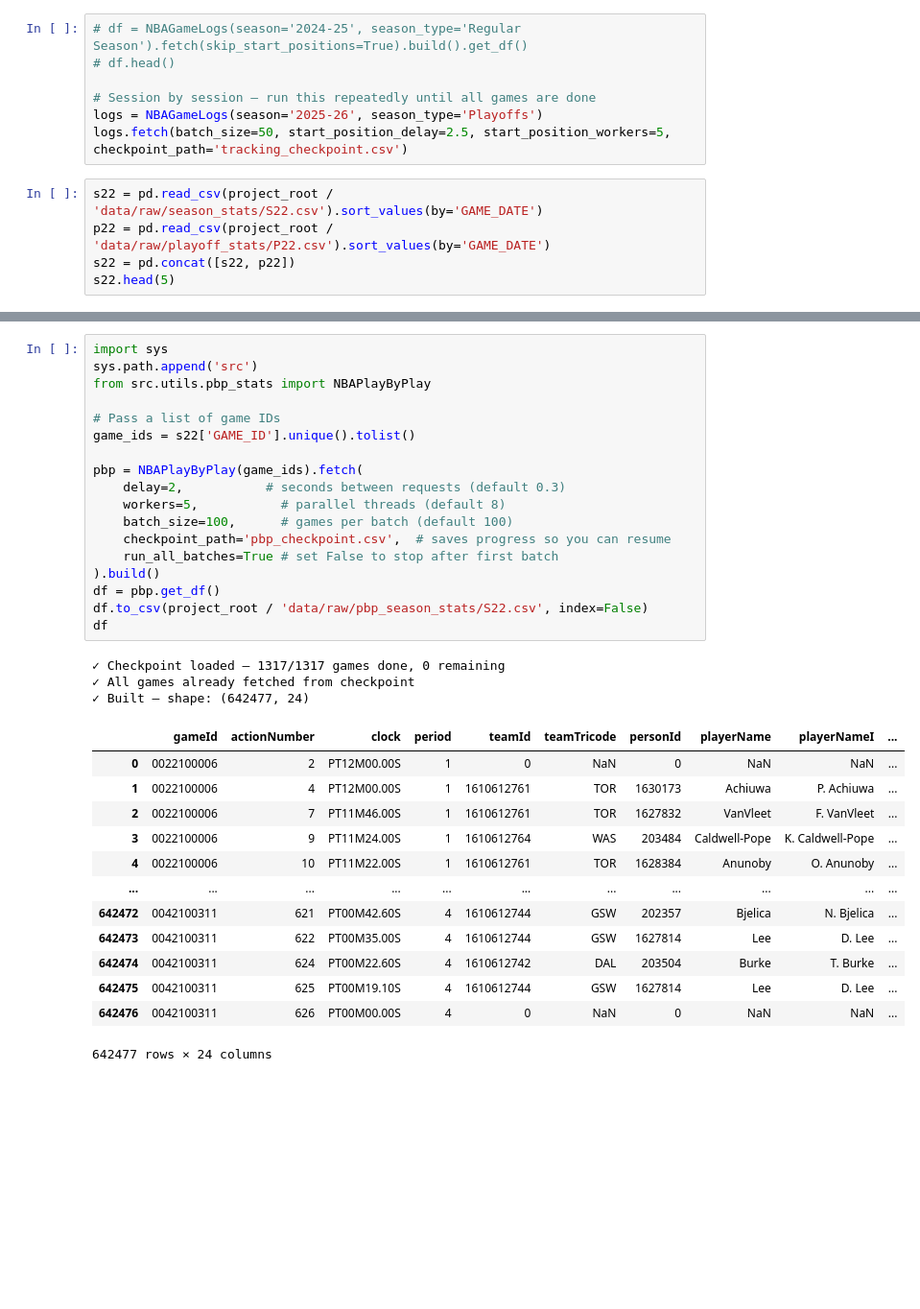
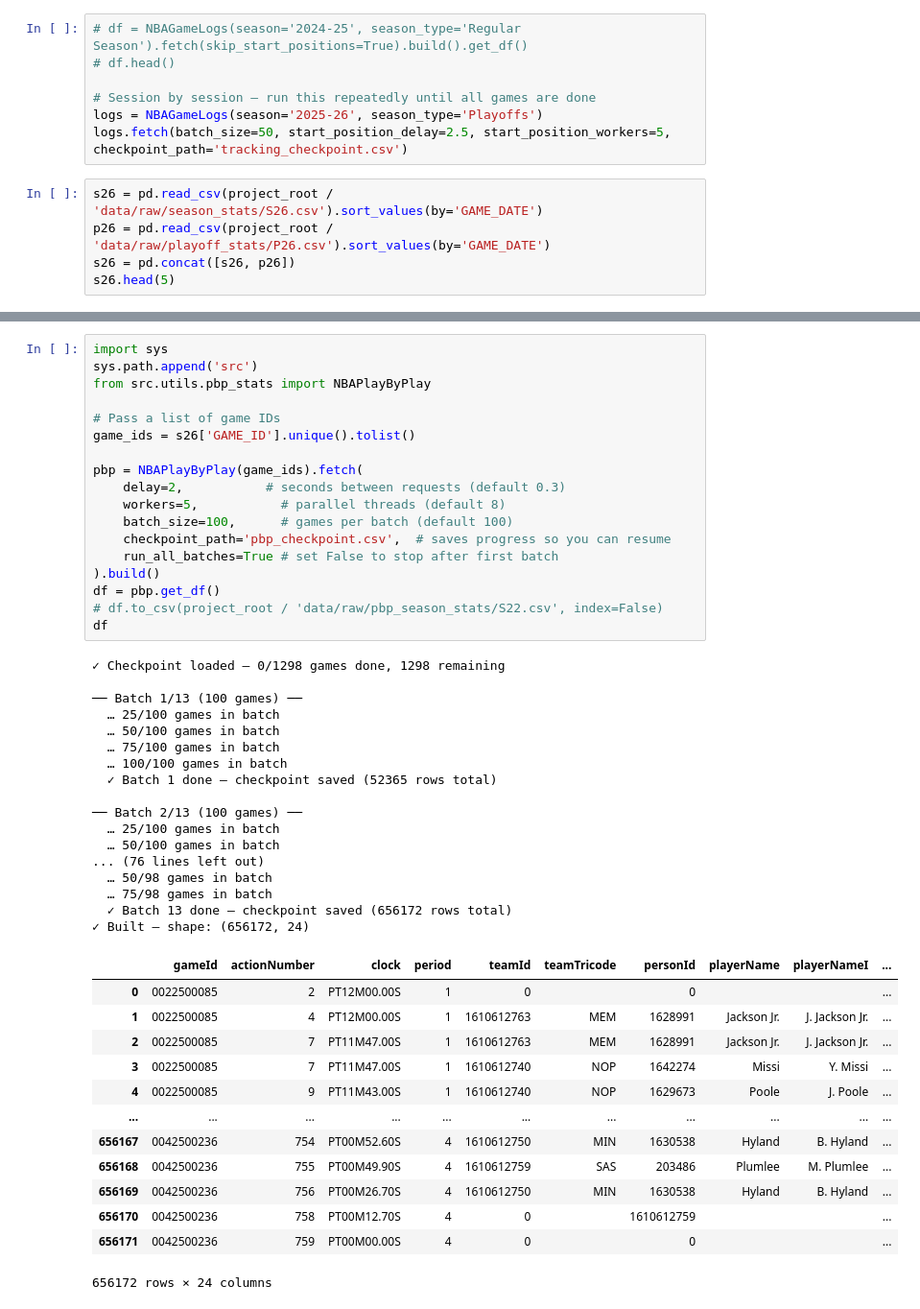
Before and after one commit to spon7ge/NBA-Prop-Predictor, a Jupyter notebook: notebooks/fetch_data.ipynb, the cells around one changed output, grey strips where cells are left out. Shown at 96% size. Saved outputs shown, nothing was run; the diff lists cells and outputs as text; blank space fills up the shorter version.

Commit message:
fetched odds

```diff
--- a/notebooks/fetch_data.ipynb
+++ b/notebooks/fetch_data.ipynb
@@ -27,8 +27,8 @@ pd.set_option('display.max_columns', None)
 logs = NBAGameLogs(season='2025-26', season_type='Playoffs')
 logs.fetch(batch_size=50, start_position_delay=2.5, start_position_workers=5, checkpoint_path='tracking_checkpoint.csv')
 # %%
-s22 = pd.read_csv(project_root / 'data/raw/season_stats/S22.csv').sort_values(by='GAME_DATE')
-p22 = pd.read_csv(project_root / 'data/raw/playoff_stats/P22.csv').sort_values(by='GAME_DATE')
-s22 = pd.concat([s22, p22])
-s22.head(5)
+s26 = pd.read_csv(project_root / 'data/raw/season_stats/S26.csv').sort_values(by='GAME_DATE')
+p26 = pd.read_csv(project_root / 'data/raw/playoff_stats/P26.csv').sort_values(by='GAME_DATE')
+s26 = pd.concat([s26, p26])
+s26.head(5)
 # %% [output]
@@ -41,35 +41,49 @@ s22.head(5)
 # %%
 import sys
 sys.path.append('src')
 from src.utils.pbp_stats import NBAPlayByPlay
 
 # Pass a list of game IDs
-game_ids = s22['GAME_ID'].unique().tolist()
+game_ids = s26['GAME_ID'].unique().tolist()
 
 pbp = NBAPlayByPlay(game_ids).fetch(
     delay=2,           # seconds between requests (default 0.3)
     workers=5,           # parallel threads (default 8)
     batch_size=100,      # games per batch (default 100)
     checkpoint_path='pbp_checkpoint.csv',  # saves progress so you can resume
     run_all_batches=True # set False to stop after first batch
 ).build()
 df = pbp.get_df()
-df.to_csv(project_root / 'data/raw/pbp_season_stats/S22.csv', index=False)
+# df.to_csv(project_root / 'data/raw/pbp_season_stats/S22.csv', index=False)
 df
 # %% [output]
-✓ Checkpoint loaded — 1317/1317 games done, 0 remaining
-✓ All games already fetched from checkpoint
-✓ Built — shape: (642477, 24)
+✓ Checkpoint loaded — 0/1298 games done, 1298 remaining
+
+── Batch 1/13 (100 games) ──
+  … 25/100 games in batch
+  … 50/100 games in batch
+  … 75/100 games in batch
+  … 100/100 games in batch
+  ✓ Batch 1 done — checkpoint saved (52365 rows total)
+
+── Batch 2/13 (100 games) ──
+  … 25/100 games in batch
+  … 50/100 games in batch
+... (76 lines left out)
+  … 50/98 games in batch
+  … 75/98 games in batch
+  ✓ Batch 13 done — checkpoint saved (656172 rows total)
+✓ Built — shape: (656172, 24)
 |  | gameId | actionNumber | clock | period | teamId | teamTricode | personId | playerName | playerNameI | ... |
-| 0 | 0022100006 | 2 | PT12M00.00S | 1 | 0 | NaN | 0 | NaN | NaN | ... |
-| 1 | 0022100006 | 4 | PT12M00.00S | 1 | 1610612761 | TOR | 1630173 | Achiuwa | P. Achiuwa | ... |
-| 2 | 0022100006 | 7 | PT11M46.00S | 1 | 1610612761 | TOR | 1627832 | VanVleet | F. VanVleet | ... |
-| 3 | 0022100006 | 9 | PT11M24.00S | 1 | 1610612764 | WAS | 203484 | Caldwell-Pope | K. Caldwell-Pope | ... |
-| 4 | 0022100006 | 10 | PT11M22.00S | 1 | 1610612761 | TOR | 1628384 | Anunoby | O. Anunoby | ... |
+| 0 | 0022500085 | 2 | PT12M00.00S | 1 | 0 |  | 0 |  |  | ... |
+| 1 | 0022500085 | 4 | PT12M00.00S | 1 | 1610612763 | MEM | 1628991 | Jackson Jr. | J. Jackson Jr. | ... |
+| 2 | 0022500085 | 7 | PT11M47.00S | 1 | 1610612763 | MEM | 1628991 | Jackson Jr. | J. Jackson Jr. | ... |
+| 3 | 0022500085 | 7 | PT11M47.00S | 1 | 1610612740 | NOP | 1642274 | Missi | Y. Missi | ... |
+| 4 | 0022500085 | 9 | PT11M43.00S | 1 | 1610612740 | NOP | 1629673 | Poole | J. Poole | ... |
 | ... | ... | ... | ... | ... | ... | ... | ... | ... | ... | ... |
-| 642472 | 0042100311 | 621 | PT00M42.60S | 4 | 1610612744 | GSW | 202357 | Bjelica | N. Bjelica | ... |
-| 642473 | 0042100311 | 622 | PT00M35.00S | 4 | 1610612744 | GSW | 1627814 | Lee | D. Lee | ... |
-| 642474 | 0042100311 | 624 | PT00M22.60S | 4 | 1610612742 | DAL | 203504 | Burke | T. Burke | ... |
-| 642475 | 0042100311 | 625 | PT00M19.10S | 4 | 1610612744 | GSW | 1627814 | Lee | D. Lee | ... |
-| 642476 | 0042100311 | 626 | PT00M00.00S | 4 | 0 | NaN | 0 | NaN | NaN | ... |
+| 656167 | 0042500236 | 754 | PT00M52.60S | 4 | 1610612750 | MIN | 1630538 | Hyland | B. Hyland | ... |
+| 656168 | 0042500236 | 755 | PT00M49.90S | 4 | 1610612759 | SAS | 203486 | Plumlee | M. Plumlee | ... |
+| 656169 | 0042500236 | 756 | PT00M26.70S | 4 | 1610612750 | MIN | 1630538 | Hyland | B. Hyland | ... |
+| 656170 | 0042500236 | 758 | PT00M12.70S | 4 | 0 |  | 1610612759 |  |  | ... |
+| 656171 | 0042500236 | 759 | PT00M00.00S | 4 | 0 |  | 0 |  |  | ... |
-642477 rows × 24 columns
+656172 rows × 24 columns
```
Also changed, not shown: parts of 6 cells of this notebook, 14 other files.
